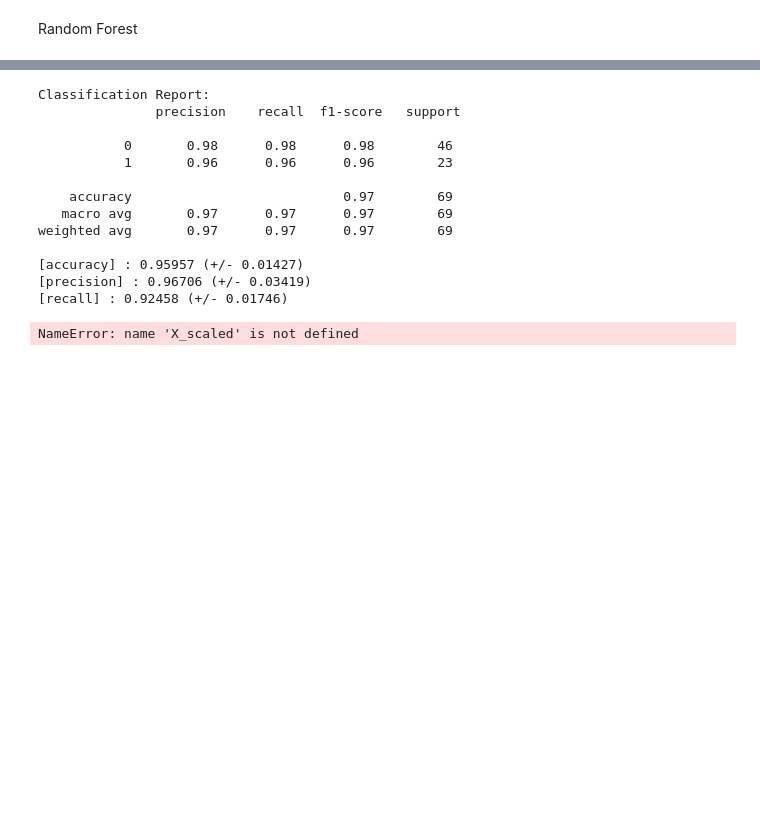
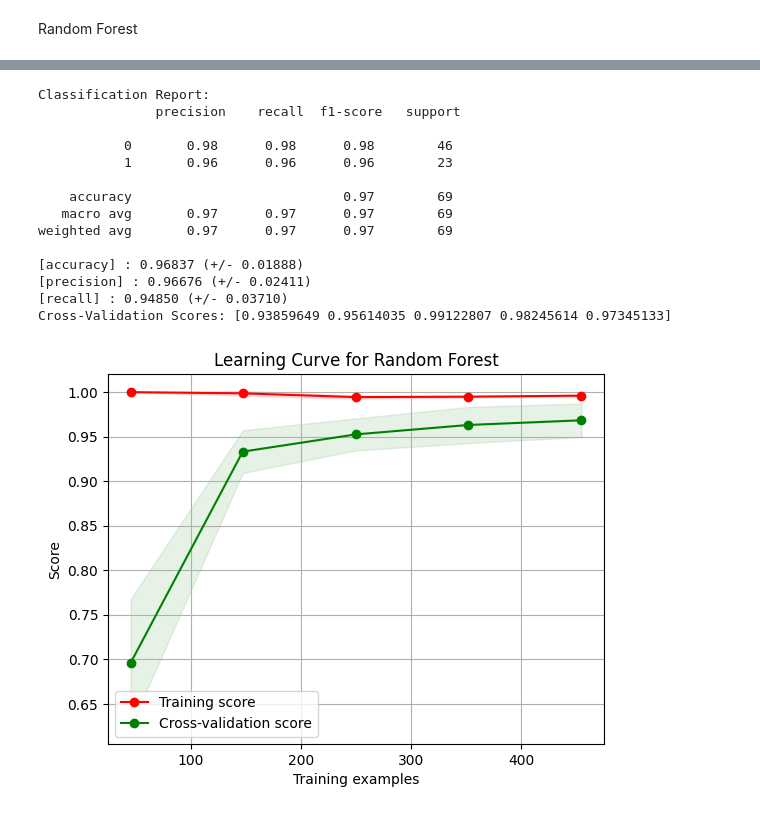
Before and after one commit to kngo44/BreastCancerWisconsin, a Jupyter notebook: 2nd_Deliverable.ipynb, the cells around one changed output, grey strips where cells are left out. Drawn from its saved outputs; the diff is of its cells as text; code cells hidden in the pictures; blank space fills up the shorter version.

```diff
--- a/2nd_Deliverable.ipynb
+++ b/2nd_Deliverable.ipynb
@@ -560,28 +572,29 @@ def cross_val_metrics(model) :
 # %%
 #visualize / charts /
 plt.figure(figsize=(8, 6))
 plot_confusion_matrix(cm, classes=['0', '1'], normalize=False, title='Random Forest Confusion Matrix')
 plt.show()
 class_report = classification_report(y_test, y_pred)
 print("Classification Report:\n", class_report)
 cross_val_metrics(best_rf_classifier)
-plot_learning_curve(best_rf_classifier, "Learning Curve for Random Forest", X_scaled, y, ylim = None, cv = None,
+plot_learning_curve(best_rf_classifier, "Learning Curve for Random Forest", X, y, ylim = None, cv = None,
                         n_jobs = 1, train_sizes = np.linspace(.1, 1.0, 5))
-cv_scores = cross_val_score(best_rf_classifier, X_scaled, y, cv=5)
+cv_scores = cross_val_score(best_rf_classifier, X, y, cv=5)
 print("Cross-Validation Scores:", cv_scores)
 # %% [output]
 [figure]
 Classification Report:
                precision    recall  f1-score   support
 
            0       0.98      0.98      0.98        46
            1       0.96      0.96      0.96        23
 
     accuracy                           0.97        69
    macro avg       0.97      0.97      0.97        69
 weighted avg       0.97      0.97      0.97        69
 
-[accuracy] : 0.95957 (+/- 0.01427)
-[precision] : 0.96706 (+/- 0.03419)
-[recall] : 0.92458 (+/- 0.01746)
+[accuracy] : 0.96837 (+/- 0.01888)
+[precision] : 0.96676 (+/- 0.02411)
+[recall] : 0.94850 (+/- 0.03710)
+Cross-Validation Scores: [0.93859649 0.95614035 0.99122807 0.98245614 0.97345133]
-NameError: name 'X_scaled' is not defined
+[figure, added]
```
Also changed, not shown: parts of 9 cells of this notebook.
